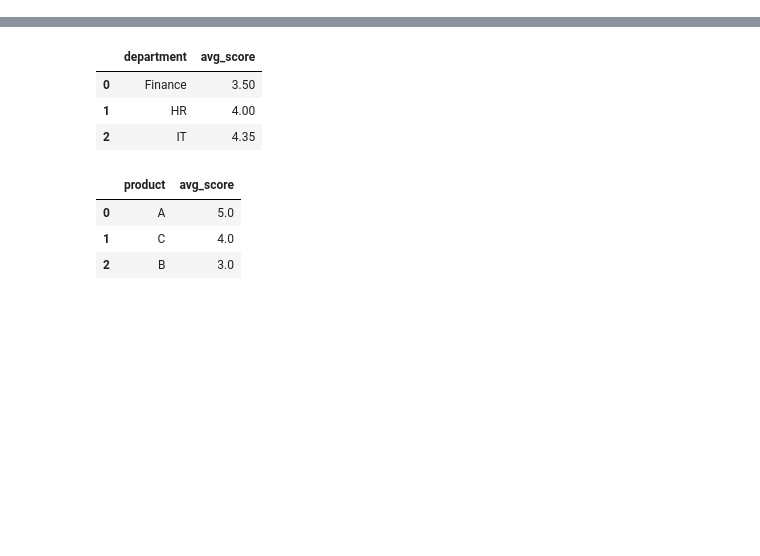
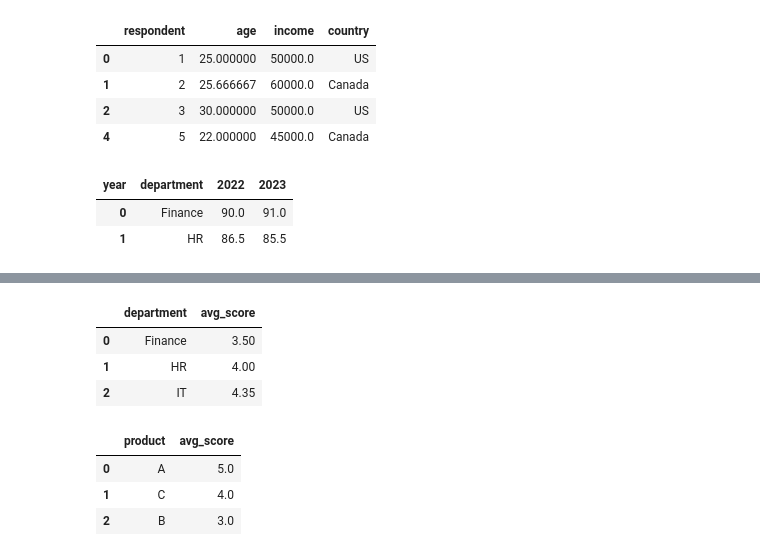
Before and after one commit to edmiller824/sf_tech, a Jupyter notebook: reps.ipynb, the cells around one changed output, grey strips where cells are left out. Cells and saved outputs as stored; diff of their text form; code cells hidden in the pictures; blank space fills up the shorter version.

Commit message:
practice pandas questions from Tech Support GPT

```diff
--- a/reps.ipynb
+++ b/reps.ipynb
@@ -0,0 +1,52 @@
+# %%
+"""
+📊 Practice Problem: Incomplete Survey Cleanup
+
+🎯 Tasks:
+	1.	Drop rows where all values except 'respondent' are missing.
+	2.	Fill missing age values with the mean age.
+	3.	Fill missing income with the median income.
+	4.	Fill missing country with the string "Unknown"
+"""
+import pandas as pd
+
+df = pd.DataFrame({
+    'respondent': [1, 2, 3, 4, 5],
+    'age': [25, None, 30, None, 22],
+    'income': [50000, 60000, None, None, 45000],
+    'country': ['US', 'Canada', 'US', None, 'Canada']
+})
+
+new_df = df[((df['age'].notna()) | (df['income'].notna()) | (df['country'].notna()))
+            & (df['respondent'].notna())]
+
+new_df = new_df.copy()
+
+new_df['age'] = new_df['age'].fillna(new_df['age'].mean())
+new_df['income'] = new_df['income'].fillna(new_df['income'].median())
+new_df['country'] = new_df['country'].fillna('Unknown')
+
+new_df
+# %% [output]
+|  | respondent | age | income | country |
+| 0 | 1 | 25.000000 | 50000.0 | US |
+| 1 | 2 | 25.666667 | 60000.0 | Canada |
+| 2 | 3 | 30.000000 | 50000.0 | US |
+| 4 | 5 | 22.000000 | 45000.0 | Canada |
+# %%
+import pandas as pd
+
+df = pd.DataFrame({
+    'employee': ['Alice', 'Bob', 'Charlie', 'Alice', 'Bob', 'Charlie'],
+    'department': ['HR', 'HR', 'Finance', 'HR', 'HR', 'Finance'],
+    'year': [2022, 2022, 2022, 2023, 2023, 2023],
+    'score': [85, 88, 90, 87, 84, 91]
+})
+
+# new_df = df.groupby(['department', 'year'])['score'].mean().reset_index()
+
+pd.pivot_table(df, index=['department'], columns='year', values='score', aggfunc='mean').reset_index()
+# %% [output]
+| year | department | 2022 | 2023 |
+| 0 | Finance | 90.0 | 91.0 |
+| 1 | HR | 86.5 | 85.5 |
```
Also changed, not shown: parts of 1 cell of this notebook.
